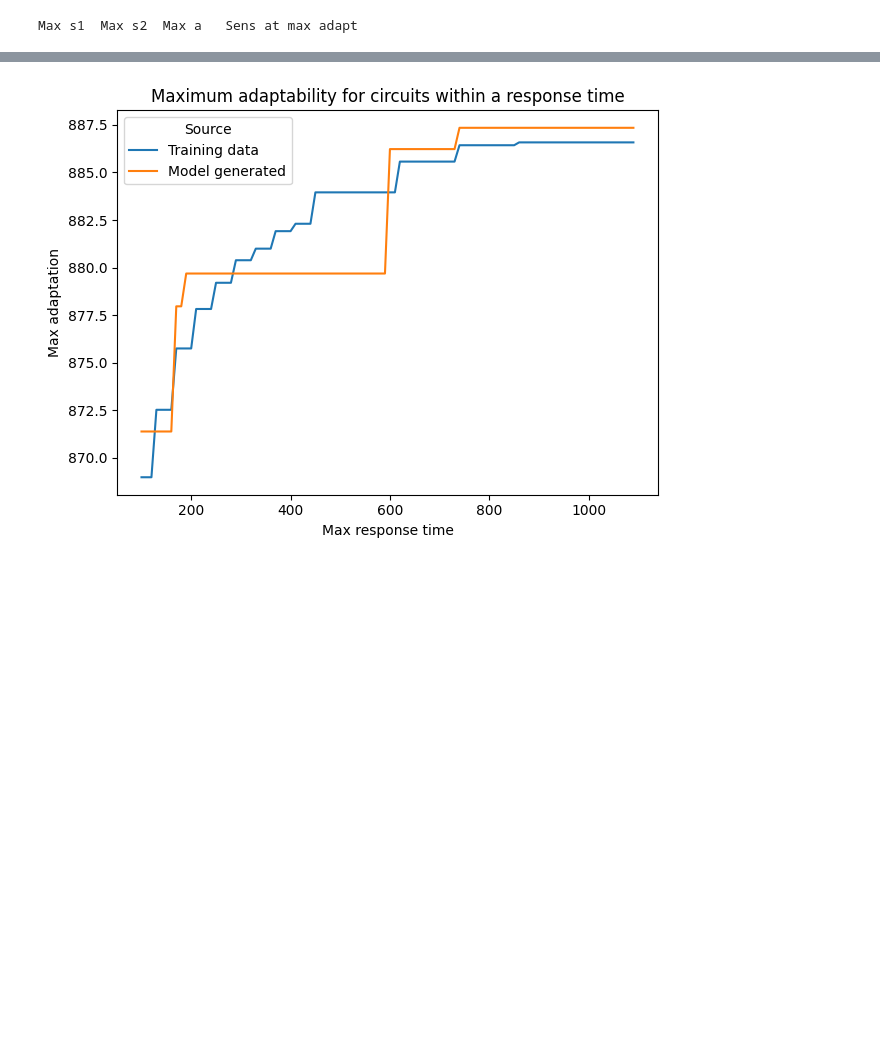
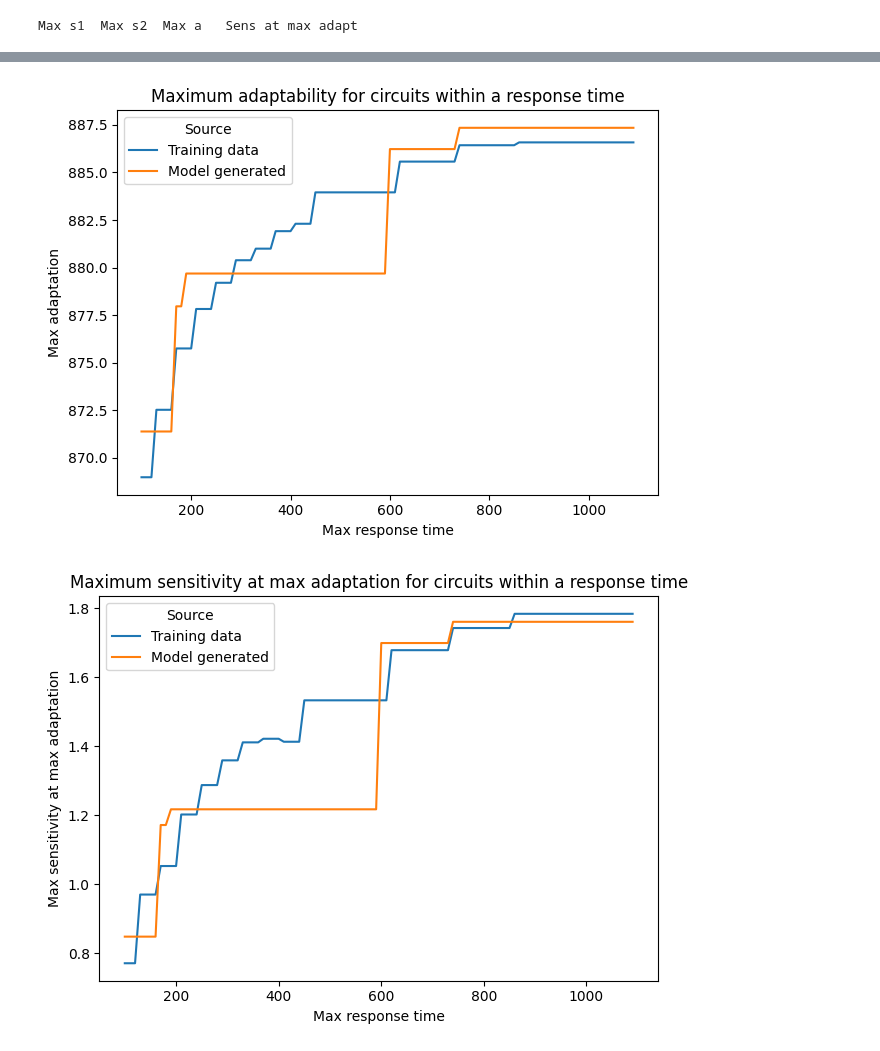
Before and after one commit to olive004/EvoScaper, a Jupyter notebook: notebooks/02_cvae_verify.ipynb, the cells around one changed output, grey strips where cells are left out. Drawn from its saved outputs; the diff is of its cells as text; code cells hidden in the pictures; blank space fills up the shorter version.

```diff
--- a/notebooks/02_cvae_verify.ipynb
+++ b/notebooks/02_cvae_verify.ipynb
@@ -639,15 +633,22 @@ df_maxes = pd.concat([output_training, output_model]).reset_index(drop=True)
 # %%
 sns.lineplot(df_maxes, x='Max response time', y='Max log10 sensitivity', hue='Source')
 plt.ylim(0, None)
 plt.title('Maximum sensitivity for circuits within a response time')
 plt.tight_layout()
 plt.savefig(os.path.join(top_write_dir, 'line_max_sens.png'), dpi=300, transparent=True)
 
 plt.figure()
 sns.lineplot(df_maxes, x='Max response time', y='Max adaptation', hue='Source')
 plt.title('Maximum adaptability for circuits within a response time')
 plt.tight_layout()
 plt.savefig(os.path.join(top_write_dir, 'line_max_adapt.png'), dpi=300, transparent=True)
+
+plt.figure()
+sns.lineplot(df_maxes, x='Max response time', y='Max sensitivity at max adaptation', hue='Source')
+plt.title('Maximum sensitivity at max adaptation for circuits within a response time')
+plt.tight_layout()
+plt.savefig(os.path.join(top_write_dir, 'line_max_maxadaptsens.png'), dpi=300, transparent=True)
 # %% [output]
 [figure]
 [figure]
+[figure, added]
```
Also changed, not shown: parts of 7 cells of this notebook.
